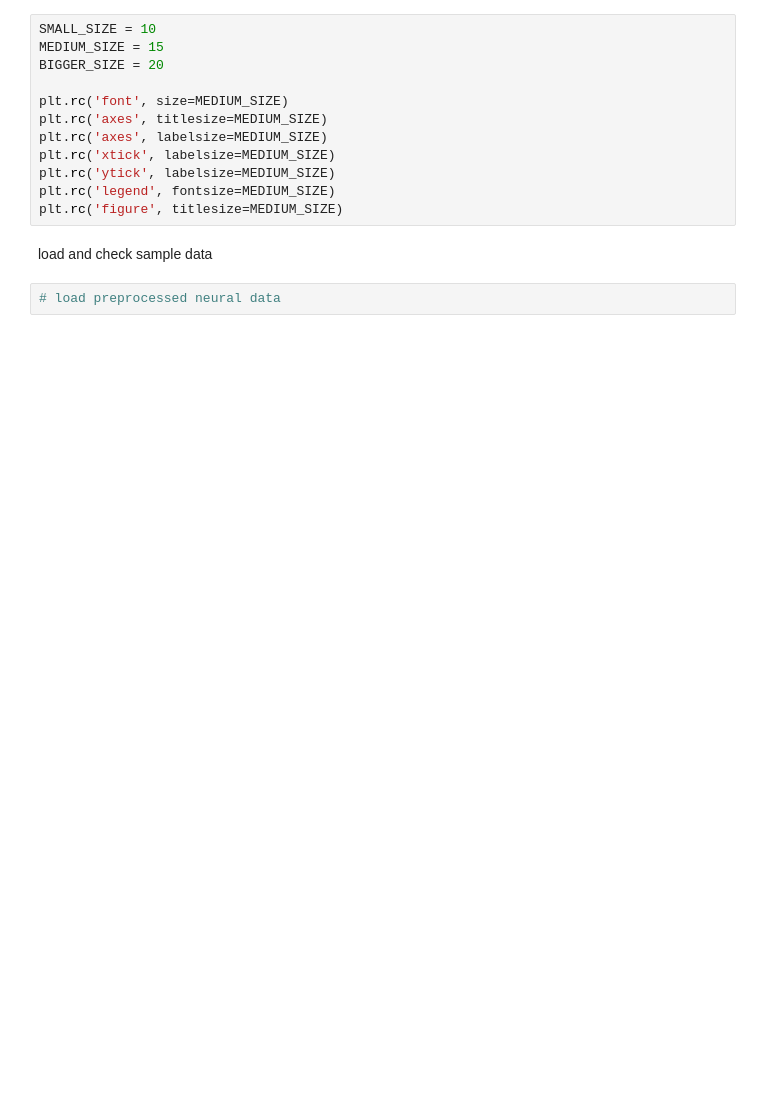
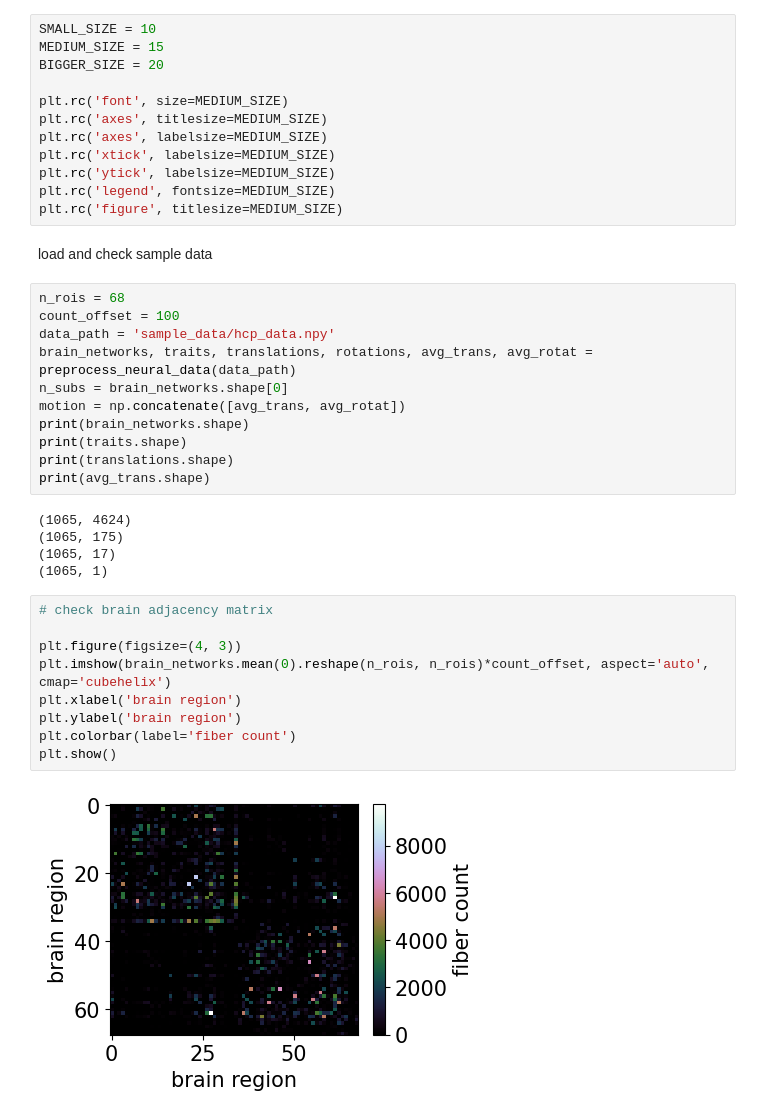
Before and after one commit to yzhang511/inv-vae, a Jupyter notebook: real_data.ipynb, the cells around one changed output. Cells and saved outputs as stored; diff of their text form; blank space fills up the shorter version.

```diff
--- a/real_data.ipynb
+++ b/real_data.ipynb
@@ -39,5 +39,30 @@ plt.rc('legend', fontsize=MEDIUM_SIZE)
 plt.rc('figure', titlesize=MEDIUM_SIZE)
 # %% [markdown]
 load and check sample data
-# %%
-# load preprocessed neural data
+# %%
+n_rois = 68
+count_offset = 100
+data_path = 'sample_data/hcp_data.npy'
+brain_networks, traits, translations, rotations, avg_trans, avg_rotat = preprocess_neural_data(data_path)
+n_subs = brain_networks.shape[0]
+motion = np.concatenate([avg_trans, avg_rotat])
+print(brain_networks.shape)
+print(traits.shape)
+print(translations.shape)
+print(avg_trans.shape)
+# %% [output]
+(1065, 4624)
+(1065, 175)
+(1065, 17)
+(1065, 1)
+# %%
+# check brain adjacency matrix
+
+plt.figure(figsize=(4, 3))
+plt.imshow(brain_networks.mean(0).reshape(n_rois, n_rois)*count_offset, aspect='auto', cmap='cubehelix')
+plt.xlabel('brain region')
+plt.ylabel('brain region')
+plt.colorbar(label='fiber count')
+plt.show()
+# %% [output]
+[figure, added]
```
Also changed, not shown: parts of 13 cells of this notebook, 2 other files.
